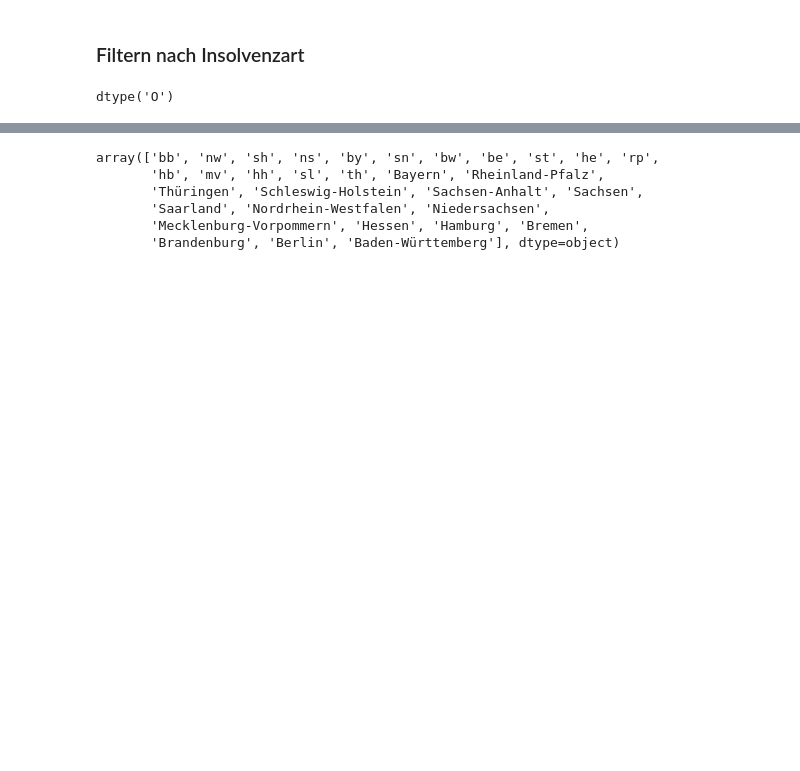
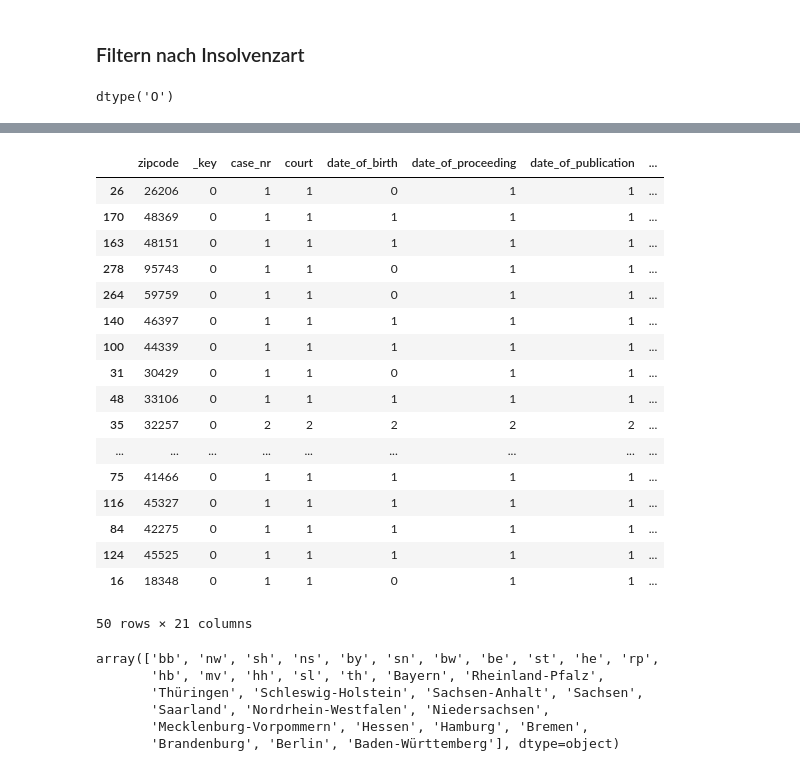
Before and after one commit to wdr-data/insolvenzen, a Jupyter notebook: Insolvenzen_alles.ipynb, the cells around one changed output, grey strips where cells are left out. Cells and saved outputs as stored; diff of their text form; code cells hidden in the pictures; blank space fills up the shorter version.

```diff
--- a/Insolvenzen_alles.ipynb
+++ b/Insolvenzen_alles.ipynb
@@ -189,3 +221,34 @@ eröffnung_court_nw.sample(10)
+# %%
+df_osm_plz = pd.read_csv("plz_de.csv", dtype=str)
+df_osm_plz = df_osm_plz[["plz", "ags", "landkreis", "bundesland"]]
+
+df_osm_plz.ags = df_osm_plz.ags.str.slice(0, 5)
+
+df_osm_plz.rename(columns={"plz": "zipcode"}, inplace=True)
+df_osm_plz = df_osm_plz.groupby("zipcode").last()
+
+
+joined = eröffnung_court_nw.join(df_osm_plz, on=["zipcode"], how="left")
+joined.sample(50)
+# %% [output]
+|  | zipcode | _key | case_nr | court | date_of_birth | date_of_proceeding | date_of_publication | ... |
+| 26 | 26206 | 0 | 1 | 1 | 0 | 1 | 1 | ... |
+| 170 | 48369 | 0 | 1 | 1 | 1 | 1 | 1 | ... |
+| 163 | 48151 | 0 | 1 | 1 | 1 | 1 | 1 | ... |
+| 278 | 95743 | 0 | 1 | 1 | 0 | 1 | 1 | ... |
+| 264 | 59759 | 0 | 1 | 1 | 0 | 1 | 1 | ... |
+| 140 | 46397 | 0 | 1 | 1 | 1 | 1 | 1 | ... |
+| 100 | 44339 | 0 | 1 | 1 | 1 | 1 | 1 | ... |
+| 31 | 30429 | 0 | 1 | 1 | 0 | 1 | 1 | ... |
+| 48 | 33106 | 0 | 1 | 1 | 1 | 1 | 1 | ... |
+| 35 | 32257 | 0 | 2 | 2 | 2 | 2 | 2 | ... |
+| ... | ... | ... | ... | ... | ... | ... | ... | ... |
+| 75 | 41466 | 0 | 1 | 1 | 1 | 1 | 1 | ... |
+| 116 | 45327 | 0 | 1 | 1 | 1 | 1 | 1 | ... |
+| 84 | 42275 | 0 | 1 | 1 | 1 | 1 | 1 | ... |
+| 124 | 45525 | 0 | 1 | 1 | 1 | 1 | 1 | ... |
+| 16 | 18348 | 0 | 1 | 1 | 0 | 1 | 1 | ... |
+50 rows × 21 columns
 # %%
 nw_eröffnet_in_week.to_csv('bb_eröffnung_in_month.csv')
 # %%
```
Also changed, not shown: parts of 7 cells of this notebook, 3 other files.
